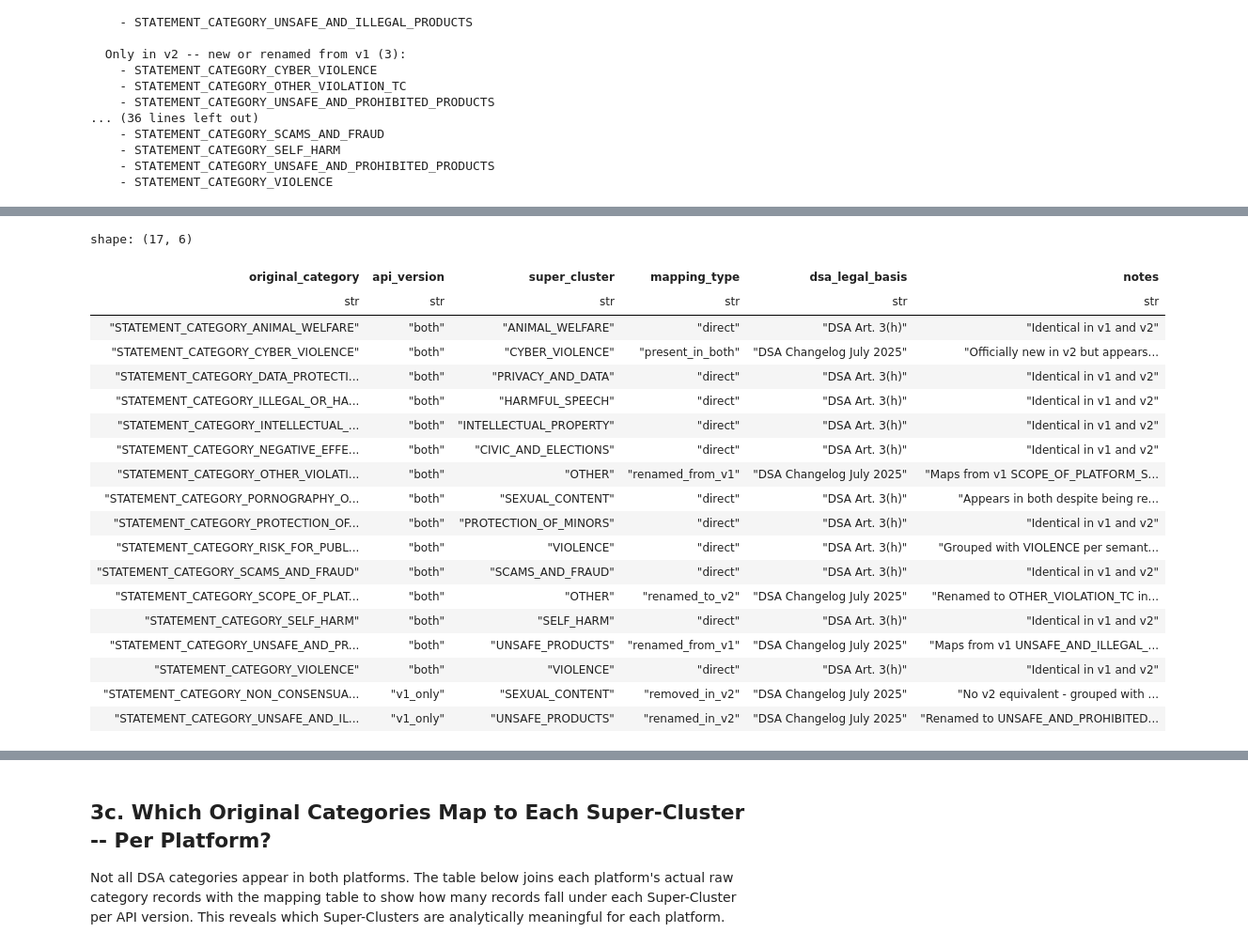
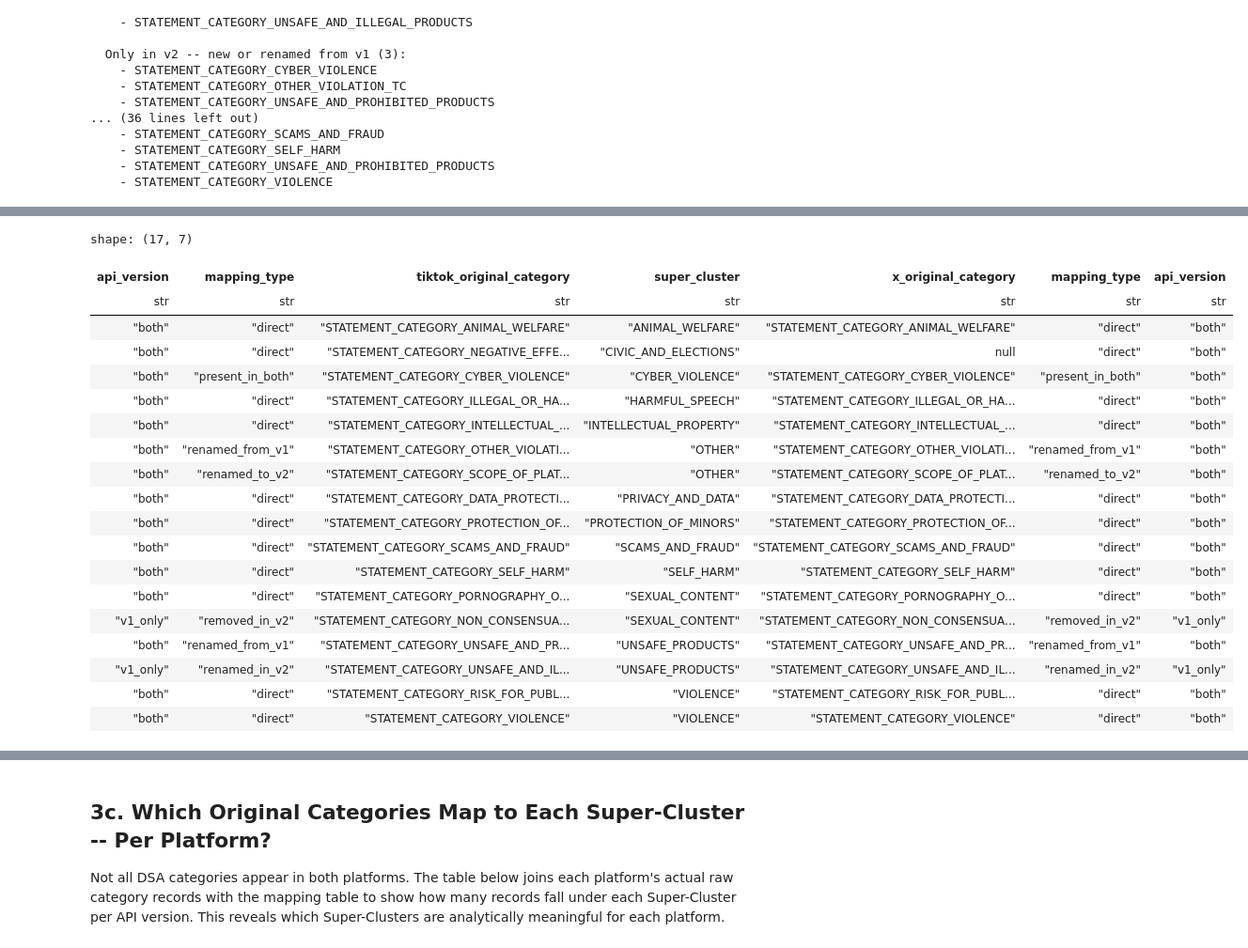
Before and after one commit to zamo-13/Bachelorarbeit_Moderation-Dynamics-in-Transition, a Jupyter notebook: notebooks/03_harmonization.ipynb, the cells around one changed output, grey strips where cells are left out. Shown at 94% size. Drawn from its saved outputs; the diff is of its cells as text; code cells hidden in the pictures.

```diff
--- a/notebooks/03_harmonization.ipynb
+++ b/notebooks/03_harmonization.ipynb
@@ -39,9 +39,9 @@ Without harmonization, any category-level comparison between the v1 period (Jan-
 # Raw category labels in TikTok, split by api_version
 raw_cats = (
     pl.scan_parquet(str(TIKTOK_RAW))
-    .group_by(["api_version", "category"])
+    .group_by([ "category","api_version",])
     .agg(pl.len().alias("count"))
-    .sort(["api_version", "count"], descending=[False, True])
+    .sort(["category", "count"], descending=[False, True])
     .collect(engine="streaming")
 )
 
@@ -73,9 +73,9 @@ shape: (29, 3)
 # Raw category labels in X, split by api_version
 raw_cats_x = (
     pl.scan_parquet(str(X_RAW))
-    .group_by(["api_version", "category"])
+    .group_by([ "category","api_version",])
     .agg(pl.len().alias("count"))
-    .sort(["api_version", "count"], descending=[False, True])
+    .sort(["category", "count"], descending=[False, True])
     .collect()
 )
 
@@ -184,26 +247,54 @@ The table was built by:
 # %%
 mapping = pl.read_csv(str(MAPPING_CSV))
 
-with pl.Config(fmt_str_lengths=100, tbl_rows=100):
-    display(mapping)
+# Categories actually used by each platform (from raw data computed above)
+tiktok_used = set(raw_cats["category"].unique().to_list())
+x_used = set(raw_cats_x["category"].unique().to_list())
+
+comparison = (
+    mapping
+    .with_columns([
+        pl.when(pl.col("original_category").is_in(list(tiktok_used)))
+          .then(pl.col("original_category"))
+          .otherwise(None)
+          .alias("tiktok_original_category"),
+        pl.when(pl.col("original_category").is_in(list(x_used)))
+          .then(pl.col("original_category"))
+          .otherwise(None)
+          .alias("x_original_category"),
+    ])
+    .select([
+        pl.col("api_version"),
+        pl.col("mapping_type"),
+        pl.col("tiktok_original_category"),
+        pl.col("super_cluster"),
+        pl.col("x_original_category"),
+        pl.col("mapping_type").alias("mapping_type "),
+        pl.col("api_version").alias("api_version "),
+    ])
+    .sort(["super_cluster", "api_version"])
+)
+
+with pl.Config(fmt_str_lengths=80, tbl_rows=50):
+    display(comparison)
 # %% [output]
-shape: (17, 6)
+shape: (17, 7)
-| original_category | api_version | super_cluster | mapping_type | dsa_legal_basis | notes |
-| str | str | str | str | str | str |
-| "STATEMENT_CATEGORY_ANIMAL_WELFARE" | "both" | "ANIMAL_WELFARE" | "direct" | "DSA Art. 3(h)" | "Identical in v1 and v2" |
-| "STATEMENT_CATEGORY_CYBER_VIOLENCE" | "both" | "CYBER_VIOLENCE" | "present_in_both" | "DSA Changelog July 2025" | "Officially new in v2 but appears... |
-| "STATEMENT_CATEGORY_DATA_PROTECTI... | "both" | "PRIVACY_AND_DATA" | "direct" | "DSA Art. 3(h)" | "Identical in v1 and v2" |
-| "STATEMENT_CATEGORY_ILLEGAL_OR_HA... | "both" | "HARMFUL_SPEECH" | "direct" | "DSA Art. 3(h)" | "Identical in v1 and v2" |
-| "STATEMENT_CATEGORY_INTELLECTUAL_... | "both" | "INTELLECTUAL_PROPERTY" | "direct" | "DSA Art. 3(h)" | "Identical in v1 and v2" |
-| "STATEMENT_CATEGORY_NEGATIVE_EFFE... | "both" | "CIVIC_AND_ELECTIONS" | "direct" | "DSA Art. 3(h)" | "Identical in v1 and v2" |
-| "STATEMENT_CATEGORY_OTHER_VIOLATI... | "both" | "OTHER" | "renamed_from_v1" | "DSA Changelog July 2025" | "Maps from v1 SCOPE_OF_PLATFORM_S... |
-| "STATEMENT_CATEGORY_PORNOGRAPHY_O... | "both" | "SEXUAL_CONTENT" | "direct" | "DSA Art. 3(h)" | "Appears in both despite being re... |
-| "STATEMENT_CATEGORY_PROTECTION_OF... | "both" | "PROTECTION_OF_MINORS" | "direct" | "DSA Art. 3(h)" | "Identical in v1 and v2" |
-| "STATEMENT_CATEGORY_RISK_FOR_PUBL... | "both" | "VIOLENCE" | "direct" | "DSA Art. 3(h)" | "Grouped with VIOLENCE per semant... |
-| "STATEMENT_CATEGORY_SCAMS_AND_FRAUD" | "both" | "SCAMS_AND_FRAUD" | "direct" | "DSA Art. 3(h)" | "Identical in v1 and v2" |
-| "STATEMENT_CATEGORY_SCOPE_OF_PLAT... | "both" | "OTHER" | "renamed_to_v2" | "DSA Changelog July 2025" | "Renamed to OTHER_VIOLATION_TC in... |
-| "STATEMENT_CATEGORY_SELF_HARM" | "both" | "SELF_HARM" | "direct" | "DSA Art. 3(h)" | "Identical in v1 and v2" |
-| "STATEMENT_CATEGORY_UNSAFE_AND_PR... | "both" | "UNSAFE_PRODUCTS" | "renamed_from_v1" | "DSA Changelog July 2025" | "Maps from v1 UNSAFE_AND_ILLEGAL_... |
-| "STATEMENT_CATEGORY_VIOLENCE" | "both" | "VIOLENCE" | "direct" | "DSA Art. 3(h)" | "Identical in v1 and v2" |
-| "STATEMENT_CATEGORY_NON_CONSENSUA... | "v1_only" | "SEXUAL_CONTENT" | "removed_in_v2" | "DSA Changelog July 2025" | "No v2 equivalent - grouped with ... |
-| "STATEMENT_CATEGORY_UNSAFE_AND_IL... | "v1_only" | "UNSAFE_PRODUCTS" | "renamed_in_v2" | "DSA Changelog July 2025" | "Renamed to UNSAFE_AND_PROHIBITED... |
+| api_version | mapping_type | tiktok_original_category | super_cluster | x_original_category | mapping_type | api_version |
+| str | str | str | str | str | str | str |
+| "both" | "direct" | "STATEMENT_CATEGORY_ANIMAL_WELFARE" | "ANIMAL_WELFARE" | "STATEMENT_CATEGORY_ANIMAL_WELFARE" | "direct" | "both" |
+| "both" | "direct" | "STATEMENT_CATEGORY_NEGATIVE_EFFE... | "CIVIC_AND_ELECTIONS" | null | "direct" | "both" |
+| "both" | "present_in_both" | "STATEMENT_CATEGORY_CYBER_VIOLENCE" | "CYBER_VIOLENCE" | "STATEMENT_CATEGORY_CYBER_VIOLENCE" | "present_in_both" | "both" |
+| "both" | "direct" | "STATEMENT_CATEGORY_ILLEGAL_OR_HA... | "HARMFUL_SPEECH" | "STATEMENT_CATEGORY_ILLEGAL_OR_HA... | "direct" | "both" |
+| "both" | "direct" | "STATEMENT_CATEGORY_INTELLECTUAL_... | "INTELLECTUAL_PROPERTY" | "STATEMENT_CATEGORY_INTELLECTUAL_... | "direct" | "both" |
+| "both" | "renamed_from_v1" | "STATEMENT_CATEGORY_OTHER_VIOLATI... | "OTHER" | "STATEMENT_CATEGORY_OTHER_VIOLATI... | "renamed_from_v1" | "both" |
+| "both" | "renamed_to_v2" | "STATEMENT_CATEGORY_SCOPE_OF_PLAT... | "OTHER" | "STATEMENT_CATEGORY_SCOPE_OF_PLAT... | "renamed_to_v2" | "both" |
+| "both" | "direct" | "STATEMENT_CATEGORY_DATA_PROTECTI... | "PRIVACY_AND_DATA" | "STATEMENT_CATEGORY_DATA_PROTECTI... | "direct" | "both" |
+| "both" | "direct" | "STATEMENT_CATEGORY_PROTECTION_OF... | "PROTECTION_OF_MINORS" | "STATEMENT_CATEGORY_PROTECTION_OF... | "direct" | "both" |
+| "both" | "direct" | "STATEMENT_CATEGORY_SCAMS_AND_FRAUD" | "SCAMS_AND_FRAUD" | "STATEMENT_CATEGORY_SCAMS_AND_FRAUD" | "direct" | "both" |
+| "both" | "direct" | "STATEMENT_CATEGORY_SELF_HARM" | "SELF_HARM" | "STATEMENT_CATEGORY_SELF_HARM" | "direct" | "both" |
+| "both" | "direct" | "STATEMENT_CATEGORY_PORNOGRAPHY_O... | "SEXUAL_CONTENT" | "STATEMENT_CATEGORY_PORNOGRAPHY_O... | "direct" | "both" |
+| "v1_only" | "removed_in_v2" | "STATEMENT_CATEGORY_NON_CONSENSUA... | "SEXUAL_CONTENT" | "STATEMENT_CATEGORY_NON_CONSENSUA... | "removed_in_v2" | "v1_only" |
+| "both" | "renamed_from_v1" | "STATEMENT_CATEGORY_UNSAFE_AND_PR... | "UNSAFE_PRODUCTS" | "STATEMENT_CATEGORY_UNSAFE_AND_PR... | "renamed_from_v1" | "both" |
+| "v1_only" | "renamed_in_v2" | "STATEMENT_CATEGORY_UNSAFE_AND_IL... | "UNSAFE_PRODUCTS" | "STATEMENT_CATEGORY_UNSAFE_AND_IL... | "renamed_in_v2" | "v1_only" |
+| "both" | "direct" | "STATEMENT_CATEGORY_RISK_FOR_PUBL... | "VIOLENCE" | "STATEMENT_CATEGORY_RISK_FOR_PUBL... | "direct" | "both" |
+| "both" | "direct" | "STATEMENT_CATEGORY_VIOLENCE" | "VIOLENCE" | "STATEMENT_CATEGORY_VIOLENCE" | "direct" | "both" |
```
Also changed, not shown: parts of 17 cells of this notebook.
